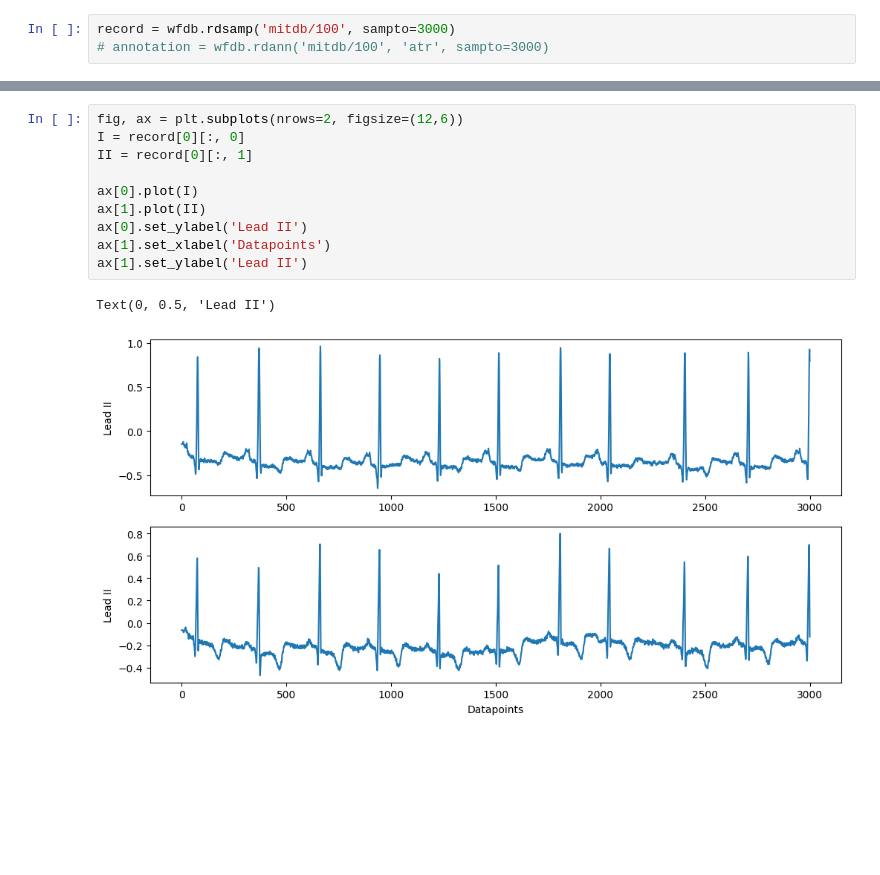
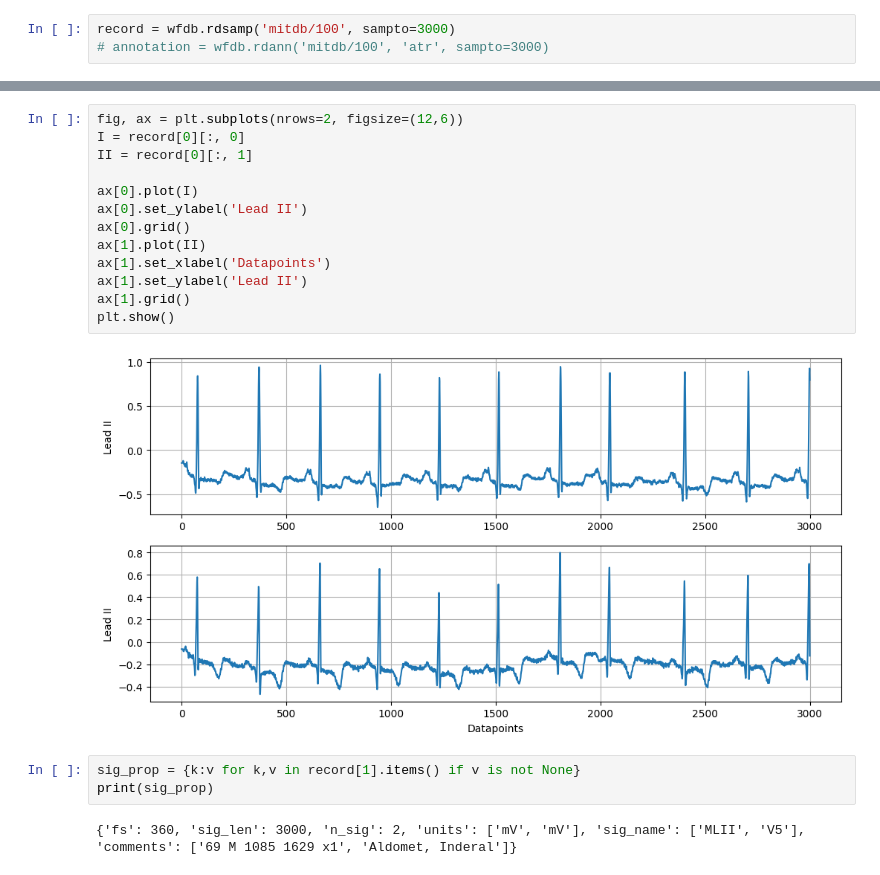
Before and after one commit to Kapi2910/heart-beat-258, a Jupyter notebook: ecg.ipynb, the cells around one changed output, grey strips where cells are left out. Saved outputs shown, nothing was run; the diff lists cells and outputs as text; blank space fills up the shorter version.

```diff
--- a/ecg.ipynb
+++ b/ecg.ipynb
@@ -32,13 +28,20 @@ record = wfdb.rdsamp('mitdb/100', sampto=3000)
 # %%
 fig, ax = plt.subplots(nrows=2, figsize=(12,6))
 I = record[0][:, 0]
 II = record[0][:, 1]
 
 ax[0].plot(I)
+ax[0].set_ylabel('Lead II')
+ax[0].grid()
 ax[1].plot(II)
-ax[0].set_ylabel('Lead II')
 ax[1].set_xlabel('Datapoints')
 ax[1].set_ylabel('Lead II')
+ax[1].grid()
+plt.show()
 # %% [output]
-Text(0, 0.5, 'Lead II')
-[figure, old version]
+[figure, new version]
+# %%
+sig_prop = {k:v for k,v in record[1].items() if v is not None}
+print(sig_prop)
+# %% [output]
+{'fs': 360, 'sig_len': 3000, 'n_sig': 2, 'units': ['mV', 'mV'], 'sig_name': ['MLII', 'V5'], 'comments': ['69 M 1085 1629 x1', 'Aldomet, Inderal']}
```
Also changed, not shown: parts of 5 cells of this notebook.
